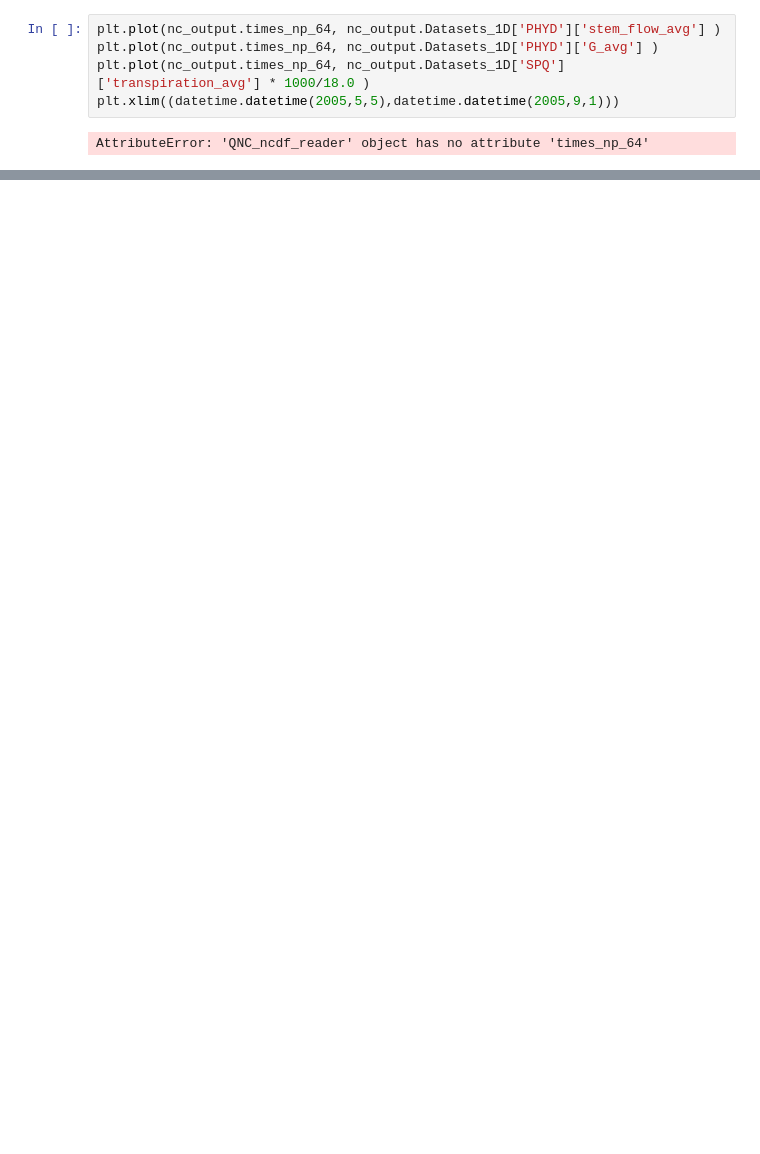
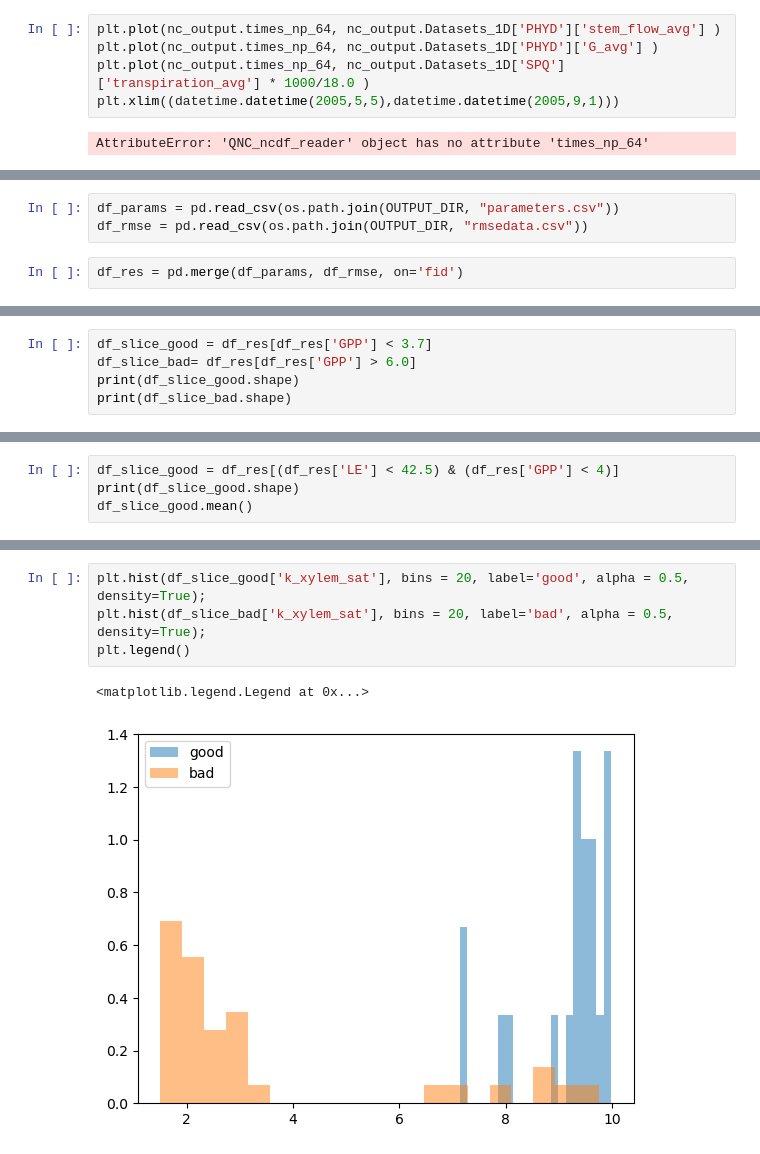
Before and after one commit to PhillipPapastefanou/QPy, a Jupyter notebook: science/phillip/04_post_process_transient_latin_hypercube.ipynb, the cells around one changed output, grey strips where cells are left out. Drawn from its saved outputs; the diff is of its cells as text; blank space fills up the shorter version.

```diff
--- a/science/phillip/04_post_process_transient_latin_hypercube.ipynb
+++ b/science/phillip/04_post_process_transient_latin_hypercube.ipynb
@@ -171,0 +288,5 @@ plt.xlim((datetime.datetime(2005,5,10),datetime.datetime(2005,6,1)))
+# %%
+df_params = pd.read_csv(os.path.join(OUTPUT_DIR, "parameters.csv"))
+df_rmse = pd.read_csv(os.path.join(OUTPUT_DIR, "rmsedata.csv"))
+# %%
+df_res = pd.merge(df_params, df_rmse, on='fid')
@@ -171,0 +309,5 @@ plt.xlim((datetime.datetime(2005,5,10),datetime.datetime(2005,6,1)))
+# %%
+df_slice_good = df_res[df_res['GPP'] < 3.7]
+df_slice_bad= df_res[df_res['GPP'] > 6.0]
+print(df_slice_good.shape)
+print(df_slice_bad.shape)
@@ -171,0 +336,4 @@ plt.xlim((datetime.datetime(2005,5,10),datetime.datetime(2005,6,1)))
+# %%
+df_slice_good = df_res[(df_res['LE'] < 42.5) & (df_res['GPP'] < 4)]
+print(df_slice_good.shape)
+df_slice_good.mean()
@@ -171,0 +358,7 @@ plt.xlim((datetime.datetime(2005,5,10),datetime.datetime(2005,6,1)))
+# %%
+plt.hist(df_slice_good['k_xylem_sat'], bins = 20, label='good', alpha = 0.5, density=True);
+plt.hist(df_slice_bad['k_xylem_sat'], bins = 20, label='bad', alpha = 0.5, density=True);
+plt.legend()
+# %% [output]
+<matplotlib.legend.Legend at 0x...>
+[figure, added]
```
Also changed, not shown: parts of 51 cells of this notebook, 10 other files.
